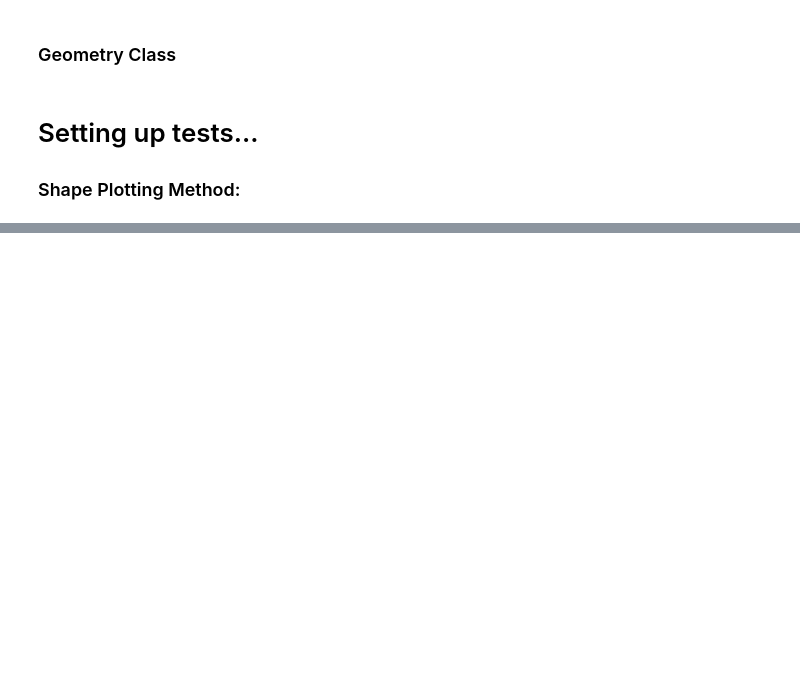
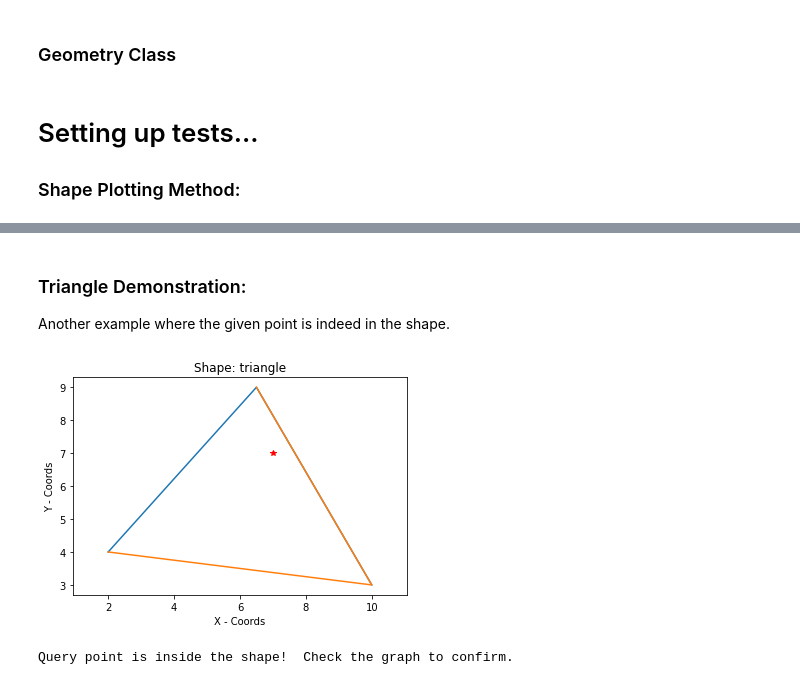
Before and after one commit to jventura1738/COSC311, a Jupyter notebook: LABS/Lab2_JV/Lab2.ipynb, the cells around one changed output, grey strips where cells are left out. Cells and saved outputs as stored; diff of their text form; code cells hidden in the pictures; blank space fills up the shorter version.

```diff
--- a/LABS/Lab2_JV/Lab2.ipynb
+++ b/LABS/Lab2_JV/Lab2.ipynb
@@ -296,0 +327,21 @@ True
+# %% [markdown]
+### Triangle Demonstration:
+
+Another example where the given point is indeed in the shape.
+# %%
+# Triangle
+vertices = [ (2, 4), (6.5, 9), (10, 3) ]
+edges = [ ( (2, 4), (6.5, 9) ), ( (6.5, 9), (10, 3) ), ( (10, 3), (2, 4) ) ]
+
+tri_v = [Vector(pair[0], pair[1]) for pair in vertices]
+tri_e = [ ( Vector(pair[0][0], pair[0][1]), Vector(pair[1][0], pair[1][1]) ) for pair in edges]
+triangle = Geometry(tri_v, tri_e)
+
+draw_polygon(triangle, query_points[2], 'triangle')
+if triangle.is_inside(Vector(query_points[2][0], query_points[2][1])):
+    print('Query point is inside the shape!  Check the graph to confirm.')
+else:
+    print('The query point is outside the shape.')
+# %% [output]
+[figure, added]
+Query point is inside the shape!  Check the graph to confirm.
```
Also changed, not shown: parts of 12 cells of this notebook.
